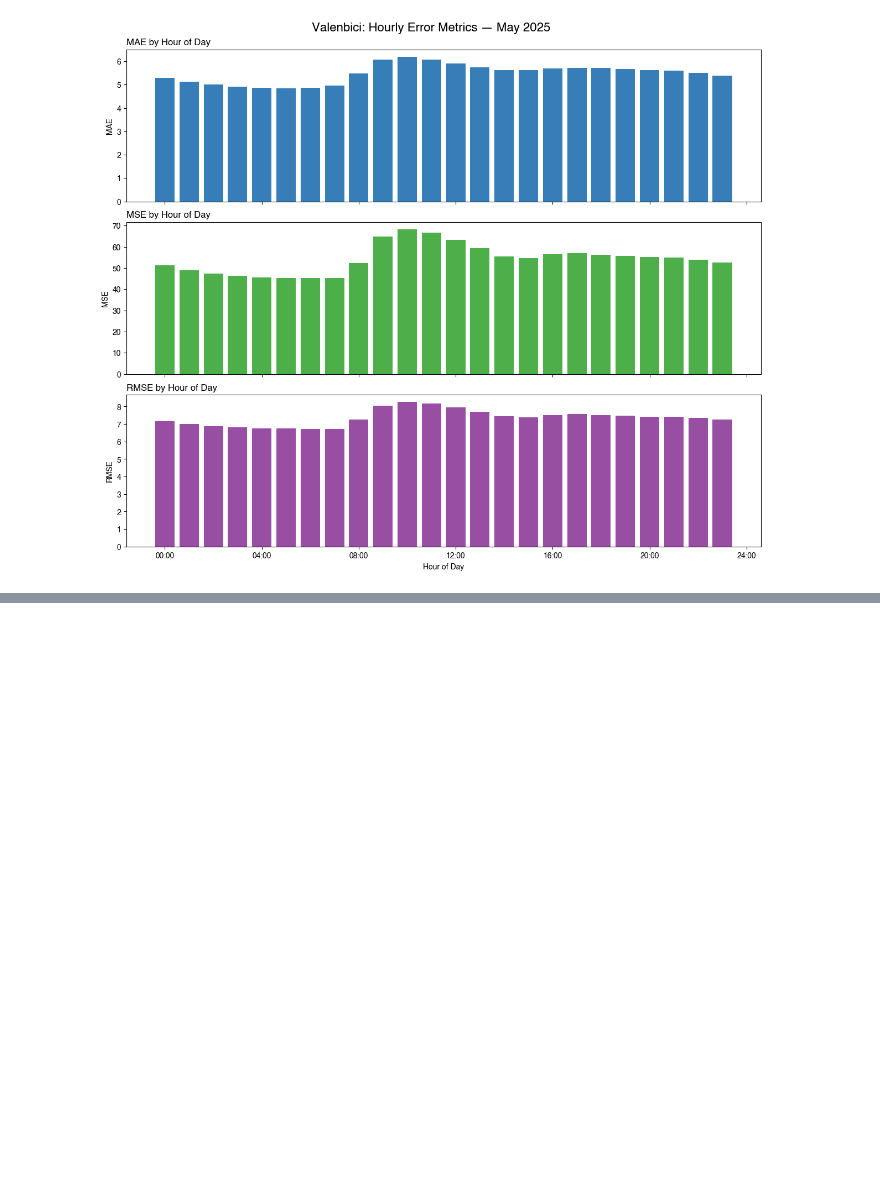
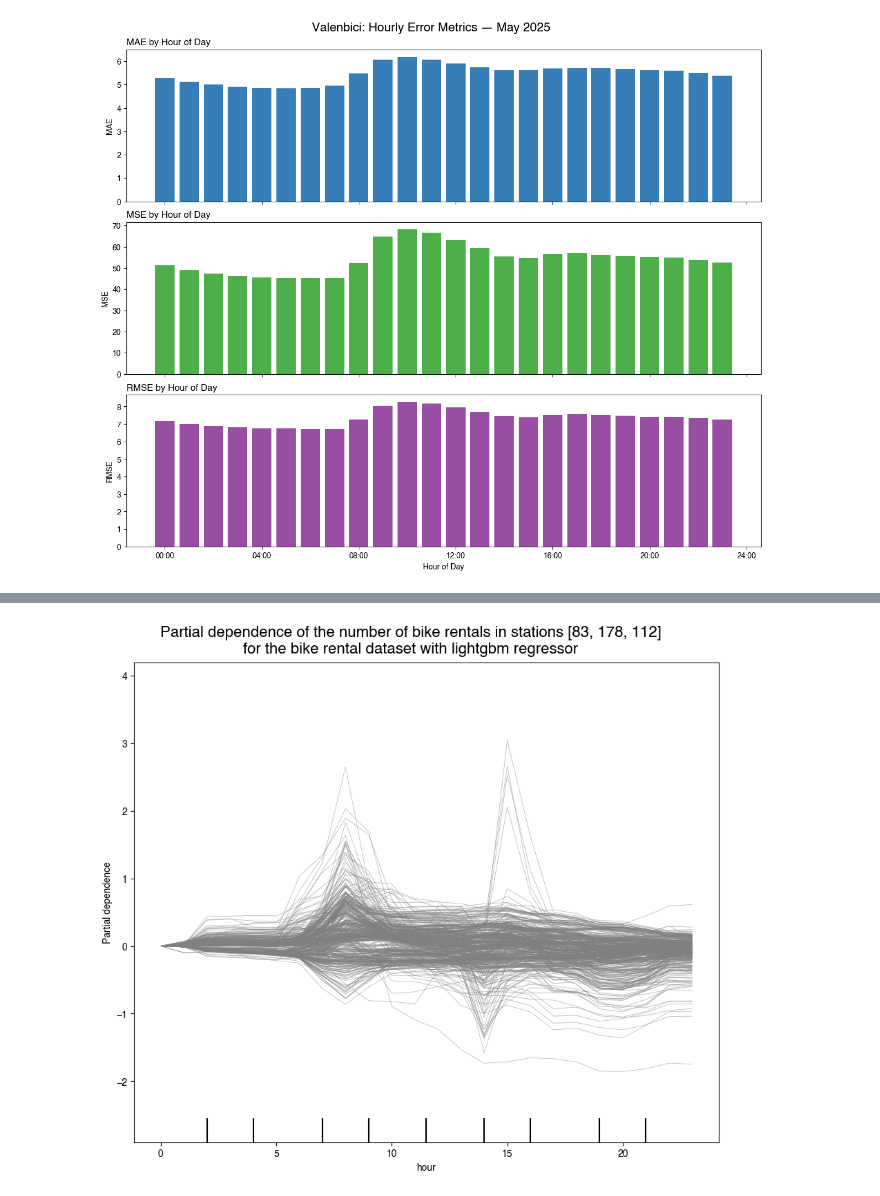
Before and after one commit to andreucs/smart-city, a Jupyter notebook: src/visuals.ipynb, the cells around one changed output, grey strips where cells are left out. Saved outputs shown, nothing was run; the diff lists cells and outputs as text; code cells hidden in the pictures; blank space fills up the shorter version.

```diff
--- a/src/visuals.ipynb
+++ b/src/visuals.ipynb
@@ -59,0 +70,9 @@ plot_metrics_by_hour_naive_forecast(df)
+# %%
+# ice centrado
+plot_pdp_or_ice(
+    df,
+    station_ids=[83, 178, 112],
+    choice = "ice",
+    ft = ["hour"])  #permite especificar una feature
+# %% [output]
+[figure, added]
```
Also changed, not shown: parts of 4 cells of this notebook, 1 other file.
